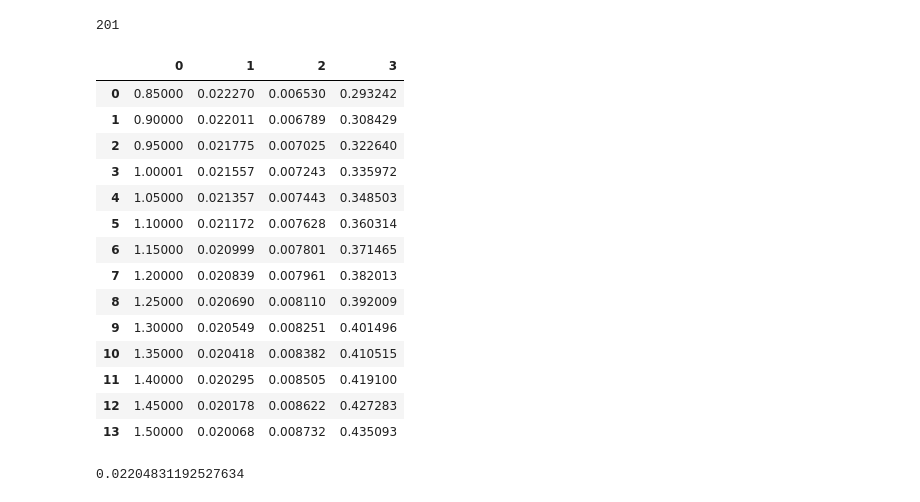
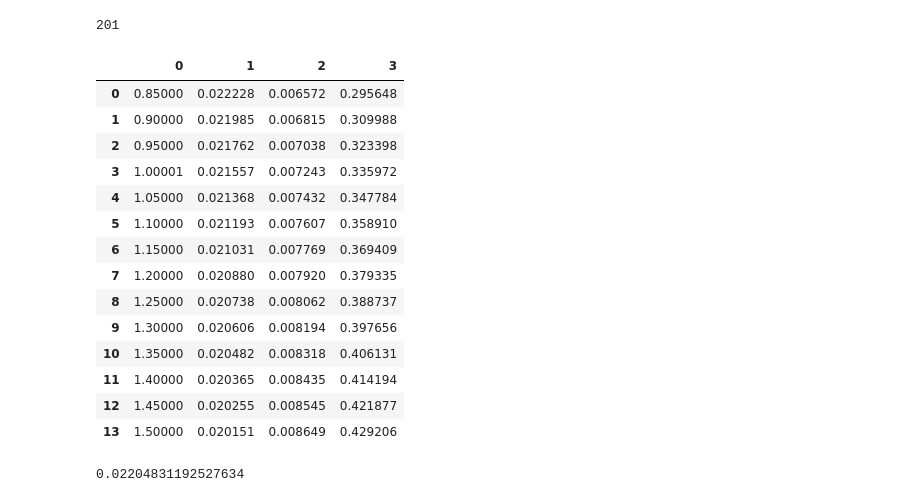
Before and after one commit to hqin-2020/Twist_Bin, a Jupyter notebook: Untitled.ipynb, the cells around one changed output. Saved outputs shown, nothing was run; the diff lists cells and outputs as text; code cells hidden in the pictures.

```diff
--- a/Untitled.ipynb
+++ b/Untitled.ipynb
@@ -24,7 +24,8 @@ res = []
 rho_list = [0.850,0.900,0.950,1.00001,1.050,1.100,1.150,1.200,1.250,1.300,1.350,1.400,1.450,1.500]
 
 for rho in rho_list:
-    res.append(pickle.load(open(datadir+"result_ell_0.1111111111111111_rho_"+str(rho)+"_eps_0.1_frac_0.1", "rb")))
+    # res.append(pickle.load(open(datadir+"result_ell_0.1111111111111111_rho_"+str(rho)+"_eps_0.1_frac_0.1", "rb")))
+    res.append(pickle.load(open(datadir+"result_rho_"+str(rho)+"_eps_0.1_frac_0.1", "rb")))
 # %%
 nW1
 # %% [output]
@@ -41,24 +42,24 @@ for i in range(len(rho_list)):
 # %%
 ci_ratios = pd.DataFrame([rho_list, d_list,c_list,ci_ratio]).T
 
-# ci_ratios.to_csv('ci_ratio.csv')
+ci_ratios.to_csv('ci_ratio.csv')
 ci_ratios
 # %% [output]
 |  | 0 | 1 | 2 | 3 |
-| 0 | 0.85000 | 0.022270 | 0.006530 | 0.293242 |
-| 1 | 0.90000 | 0.022011 | 0.006789 | 0.308429 |
-| 2 | 0.95000 | 0.021775 | 0.007025 | 0.322640 |
+| 0 | 0.85000 | 0.022228 | 0.006572 | 0.295648 |
+| 1 | 0.90000 | 0.021985 | 0.006815 | 0.309988 |
+| 2 | 0.95000 | 0.021762 | 0.007038 | 0.323398 |
 | 3 | 1.00001 | 0.021557 | 0.007243 | 0.335972 |
-| 4 | 1.05000 | 0.021357 | 0.007443 | 0.348503 |
-| 5 | 1.10000 | 0.021172 | 0.007628 | 0.360314 |
-| 6 | 1.15000 | 0.020999 | 0.007801 | 0.371465 |
-| 7 | 1.20000 | 0.020839 | 0.007961 | 0.382013 |
-| 8 | 1.25000 | 0.020690 | 0.008110 | 0.392009 |
-| 9 | 1.30000 | 0.020549 | 0.008251 | 0.401496 |
-| 10 | 1.35000 | 0.020418 | 0.008382 | 0.410515 |
-| 11 | 1.40000 | 0.020295 | 0.008505 | 0.419100 |
-| 12 | 1.45000 | 0.020178 | 0.008622 | 0.427283 |
-| 13 | 1.50000 | 0.020068 | 0.008732 | 0.435093 |
+| 4 | 1.05000 | 0.021368 | 0.007432 | 0.347784 |
+| 5 | 1.10000 | 0.021193 | 0.007607 | 0.358910 |
+| 6 | 1.15000 | 0.021031 | 0.007769 | 0.369409 |
+| 7 | 1.20000 | 0.020880 | 0.007920 | 0.379335 |
+| 8 | 1.25000 | 0.020738 | 0.008062 | 0.388737 |
+| 9 | 1.30000 | 0.020606 | 0.008194 | 0.397656 |
+| 10 | 1.35000 | 0.020482 | 0.008318 | 0.406131 |
+| 11 | 1.40000 | 0.020365 | 0.008435 | 0.414194 |
+| 12 | 1.45000 | 0.020255 | 0.008545 | 0.421877 |
+| 13 | 1.50000 | 0.020151 | 0.008649 | 0.429206 |
 # %%
 (0.0251168138240397+0.01897981002651298)/2
 # %% [output]
```
Also changed, not shown: 4 other files.
